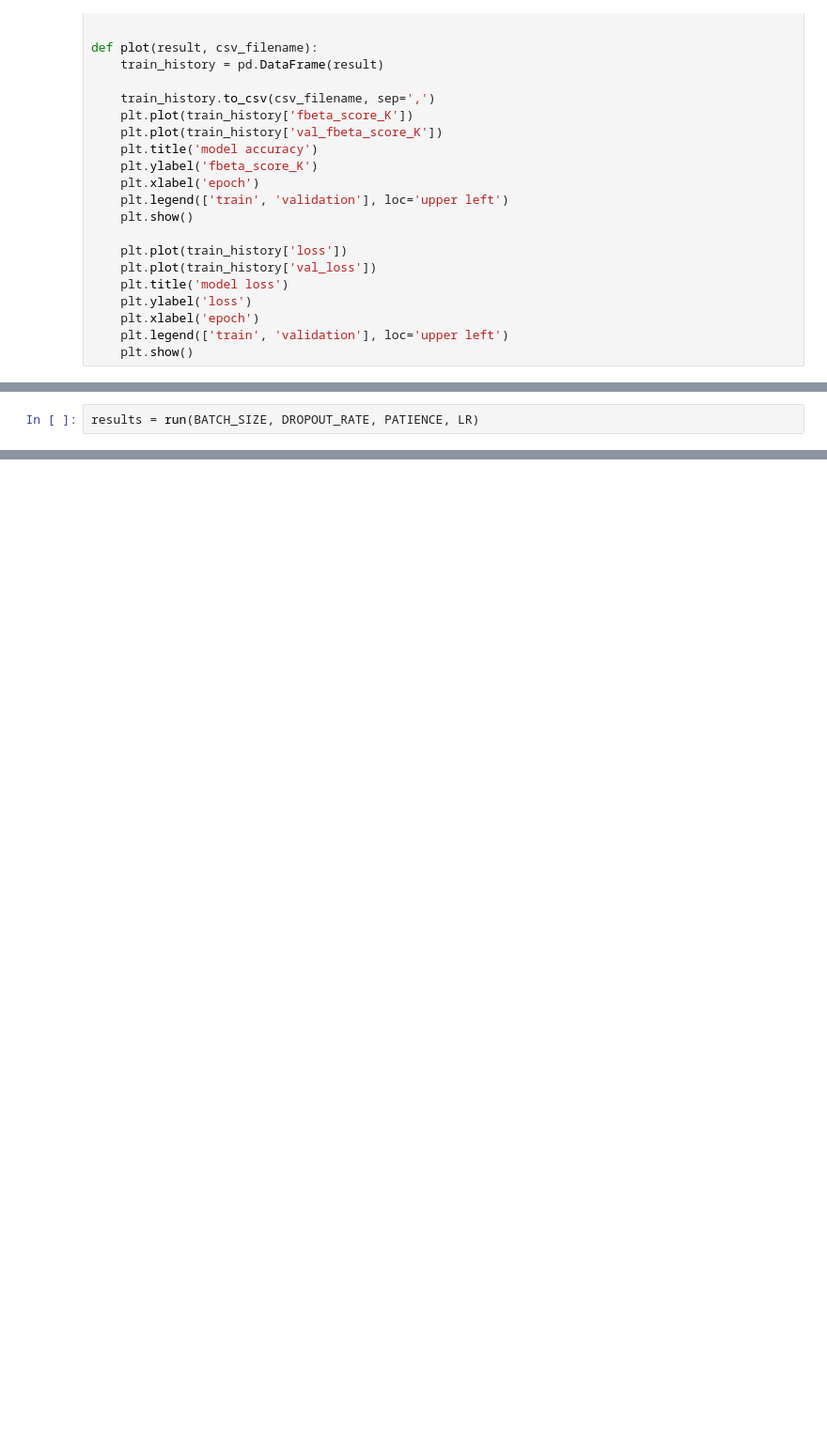
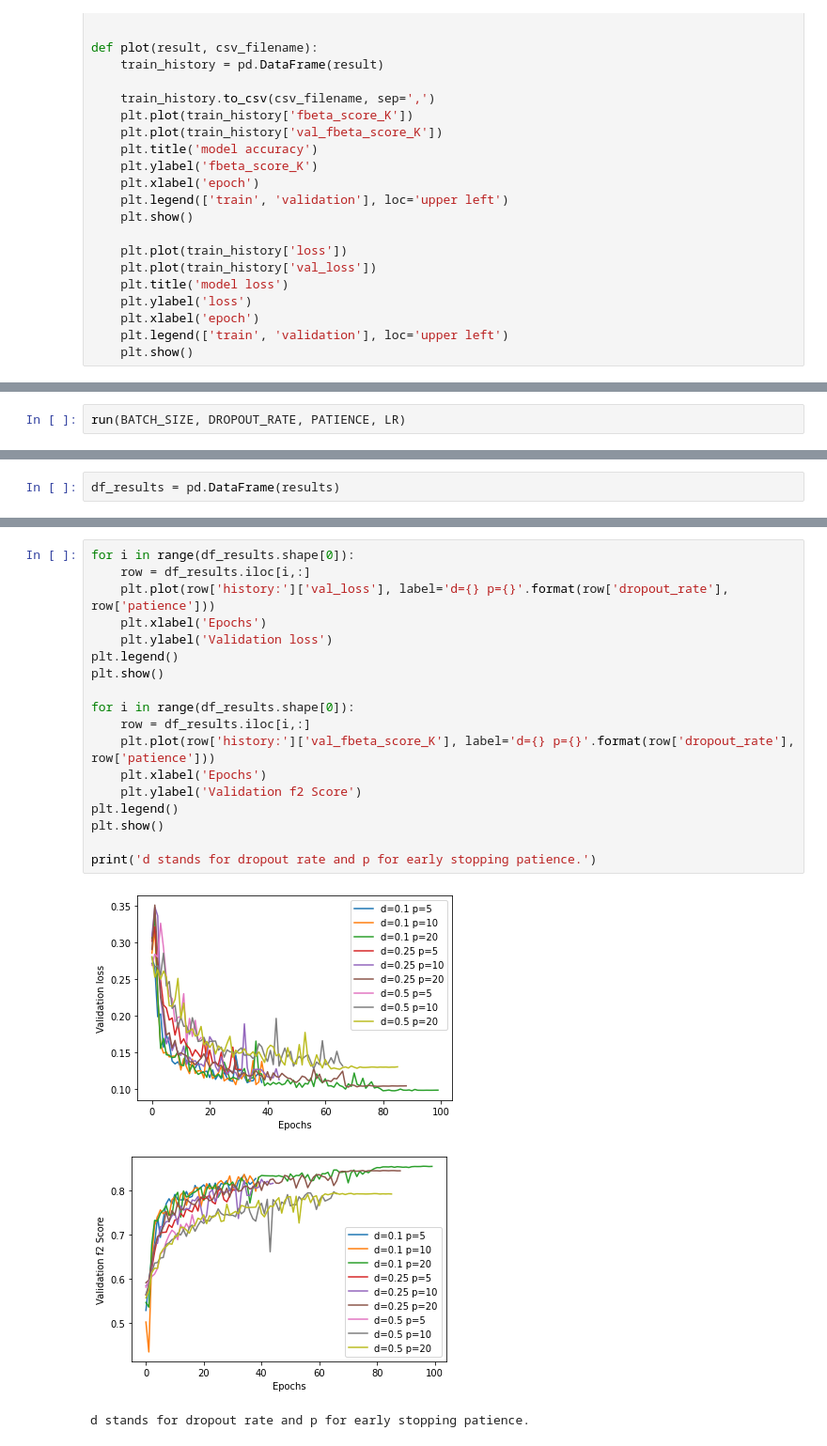
Before and after one commit to jihoonkim888/Amazon-Forest-Image-Classification, a Jupyter notebook: hyperparameter_search_CNN_BatchN.ipynb, the cells around one changed output, grey strips where cells are left out. Shown at 94% size. Saved outputs shown, nothing was run; the diff lists cells and outputs as text; blank space fills up the shorter version.

Commit message:
Add results for hyperparameter search

```diff
--- a/hyperparameter_search_CNN_BatchN.ipynb
+++ b/hyperparameter_search_CNN_BatchN.ipynb
@@ -253,3 +270,3 @@ def run(BATCH_SIZE, DROPOUT_RATE, PATIENCE, LR):
 # %%
-results = run(BATCH_SIZE, DROPOUT_RATE, PATIENCE, LR)
+run(BATCH_SIZE, DROPOUT_RATE, PATIENCE, LR)
 # %% [output]
@@ -268,0 +307,2 @@ KeyboardInterrupt:
+# %%
+df_results = pd.DataFrame(results)
@@ -268,0 +346,22 @@ KeyboardInterrupt:
+# %%
+for i in range(df_results.shape[0]):
+    row = df_results.iloc[i,:]
+    plt.plot(row['history:']['val_loss'], label='d={} p={}'.format(row['dropout_rate'], row['patience']))
+    plt.xlabel('Epochs')
+    plt.ylabel('Validation loss')
+plt.legend()
+plt.show()
+
+for i in range(df_results.shape[0]):
+    row = df_results.iloc[i,:]
+    plt.plot(row['history:']['val_fbeta_score_K'], label='d={} p={}'.format(row['dropout_rate'], row['patience']))
+    plt.xlabel('Epochs')
+    plt.ylabel('Validation f2 Score')
+plt.legend()
+plt.show()
+
+print('d stands for dropout rate and p for early stopping patience.')
+# %% [output]
+[figure, added]
+[figure, added]
+d stands for dropout rate and p for early stopping patience.
```
Also changed, not shown: parts of 12 cells of this notebook, 3 other files.
